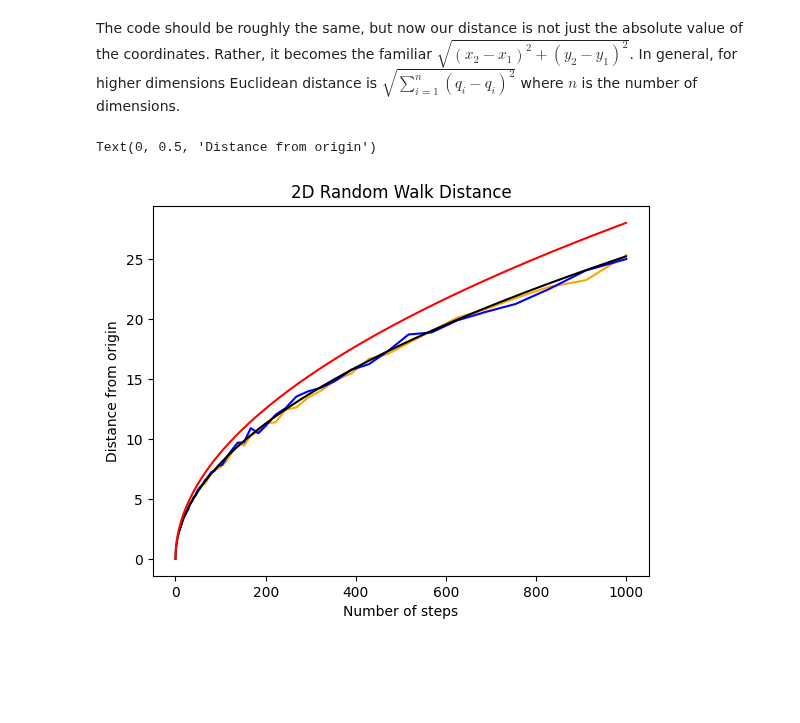
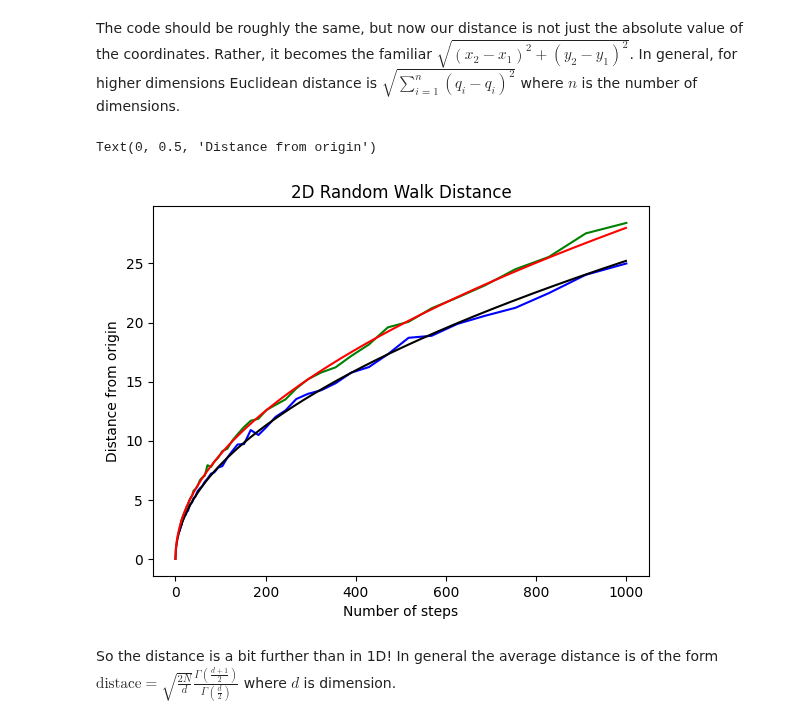
Before and after one commit to noahchanoah/thesis, a Jupyter notebook: RandomWalk.ipynb, the cells around one changed output. Drawn from its saved outputs; the diff is of its cells as text; code cells hidden in the pictures; blank space fills up the shorter version.

```diff
--- a/RandomWalk.ipynb
+++ b/RandomWalk.ipynb
@@ -91,7 +91,7 @@ def twoD_walk_distance(number_of_steps: int, display_plot: bool) -> float:
     #pick a random direction and move that way
     while(current_step < number_of_steps):
         current_step += 1
-        random_number = random.randint(0,4) #4DOF (0,1,2,3)
+        random_number = random.randint(0,3) #4DOF (0,1,2,3)
 
         if random_number == 0:
             position[0] += 1
@@ -137,13 +137,15 @@ steps = [int(step) for step in np.logspace(1,math.log10(number_of_steps),logspac
 #datay
 walk_distance_2D = [two_avg_distance(int(step),number_of_trials) for step in np.logspace(1,math.log10(number_of_steps),logspacing)]
 # %%
-plt.plot(steps, walk_distance_2D, color="orange")
+plt.plot(steps, walk_distance_2D, color="green")
 plt.plot(steps, walk_distance, color="blue")
 plt.plot([x for x in np.arange(1000)], [math.sqrt((2*x)/math.pi) for x in np.arange(1000)], color="black")
 plt.plot([x for x in np.arange(1000)], [math.sqrt(math.pi*x) / 2 for x in np.arange(1000)], color="red")
 plt.title("2D Random Walk Distance")
 plt.xlabel("Number of steps")
 plt.ylabel("Distance from origin")
 # %% [output]
 Text(0, 0.5, 'Distance from origin')
-[figure, old version]
+[figure, new version]
+# %% [markdown]
+So the distance is a bit further than in 1D! In general the average distance is of the form $\text{distace} = \sqrt{\frac{2N}{d}} \frac{\Gamma(\frac{d+1}{2})}{\Gamma(\frac{d}{2})}$ where $d$ is dimension.
```
